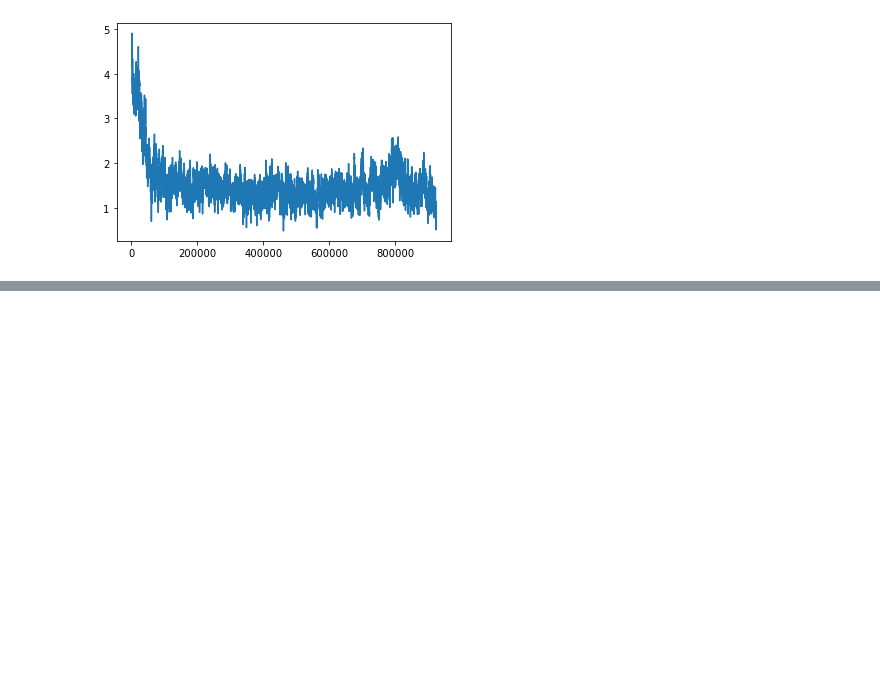
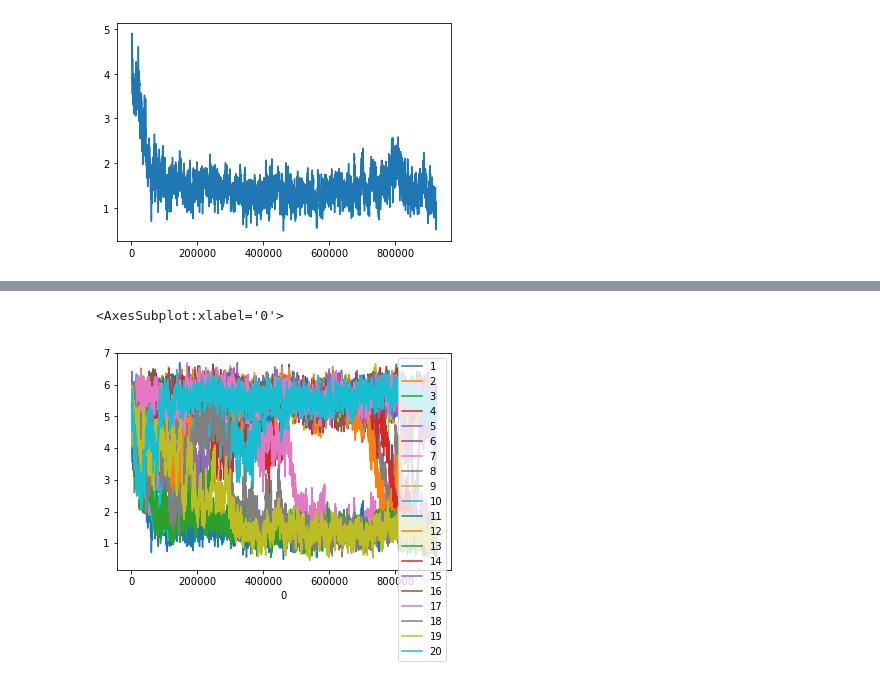
Before and after one commit to zerosum99/data_analysis, a Jupyter notebook: xvc 파일 처리.ipynb, the cells around one changed output, grey strips where cells are left out. Saved outputs shown, nothing was run; the diff lists cells and outputs as text; code cells hidden in the pictures; blank space fills up the shorter version.

```diff
--- a/xvc 파일 처리.ipynb
+++ b/xvc 파일 처리.ipynb
@@ -116,2 +178,7 @@ plt.plot(x,y)
+# %%
+df_T.iloc[:,:20].plot.line()
+# %% [output]
+<AxesSubplot:xlabel='0'>
+[figure, added]
 # %%
 import seaborn as sns
```
Also changed, not shown: parts of 9 cells of this notebook.
